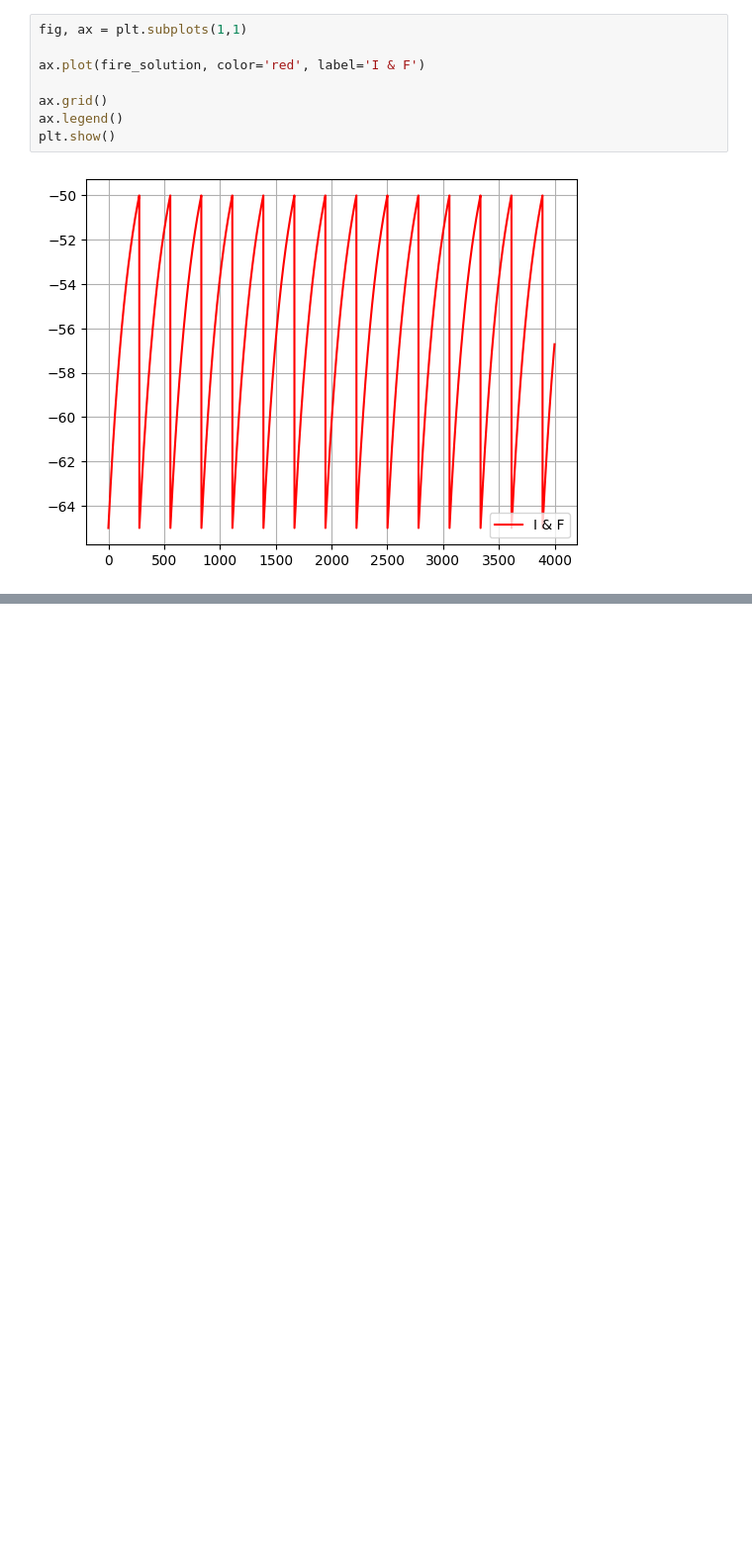
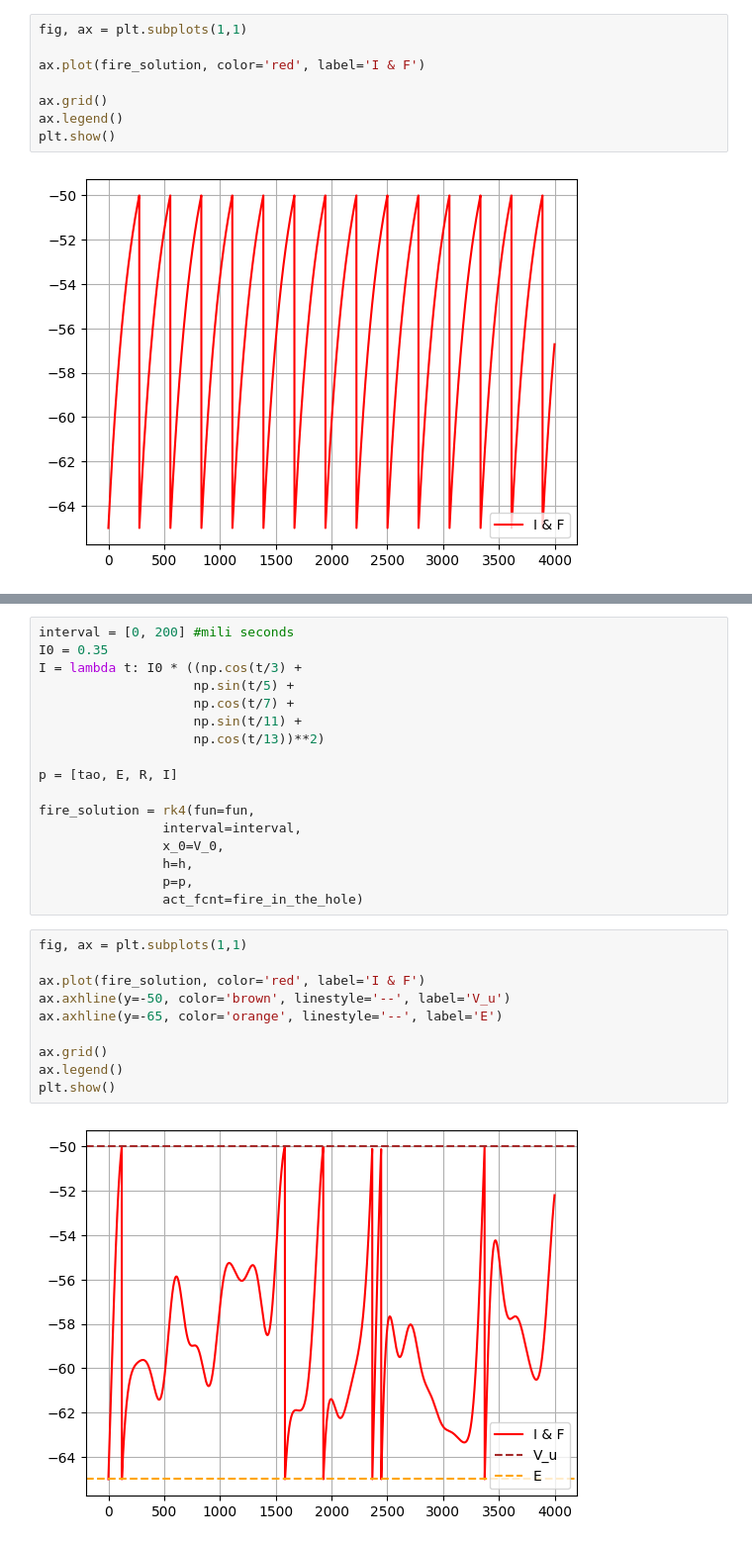
Before and after one commit to SalomoneCro/Neural-Networks, a Jupyter notebook: DifferentialEquations/Integrate_and_fire.ipynb, the cells around one changed output, grey strips where cells are left out. Shown: that part at 99% size. Cells and saved outputs as stored; diff of their text form; blank space fills up the shorter version.

Commit message:
More integrate and fire

```diff
--- a/DifferentialEquations/Integrate_and_fire.ipynb
+++ b/DifferentialEquations/Integrate_and_fire.ipynb
@@ -212,0 +221,29 @@ plt.show()
+# %%
+interval = [0, 200] #mili seconds
+I0 = 0.35
+I = lambda t: I0 * ((np.cos(t/3) +
+                    np.sin(t/5) +
+                    np.cos(t/7) +
+                    np.sin(t/11) +
+                    np.cos(t/13))**2)
+
+p = [tao, E, R, I]
+
+fire_solution = rk4(fun=fun,
+                interval=interval,
+                x_0=V_0,
+                h=h,
+                p=p,
+                act_fcnt=fire_in_the_hole)
+# %%
+fig, ax = plt.subplots(1,1)
+
+ax.plot(fire_solution, color='red', label='I & F')
+ax.axhline(y=-50, color='brown', linestyle='--', label='V_u')
+ax.axhline(y=-65, color='orange', linestyle='--', label='E')
+
+ax.grid()
+ax.legend()
+plt.show()
+# %% [output]
+[figure, added]
```
Also changed, not shown: parts of 4 cells of this notebook.
